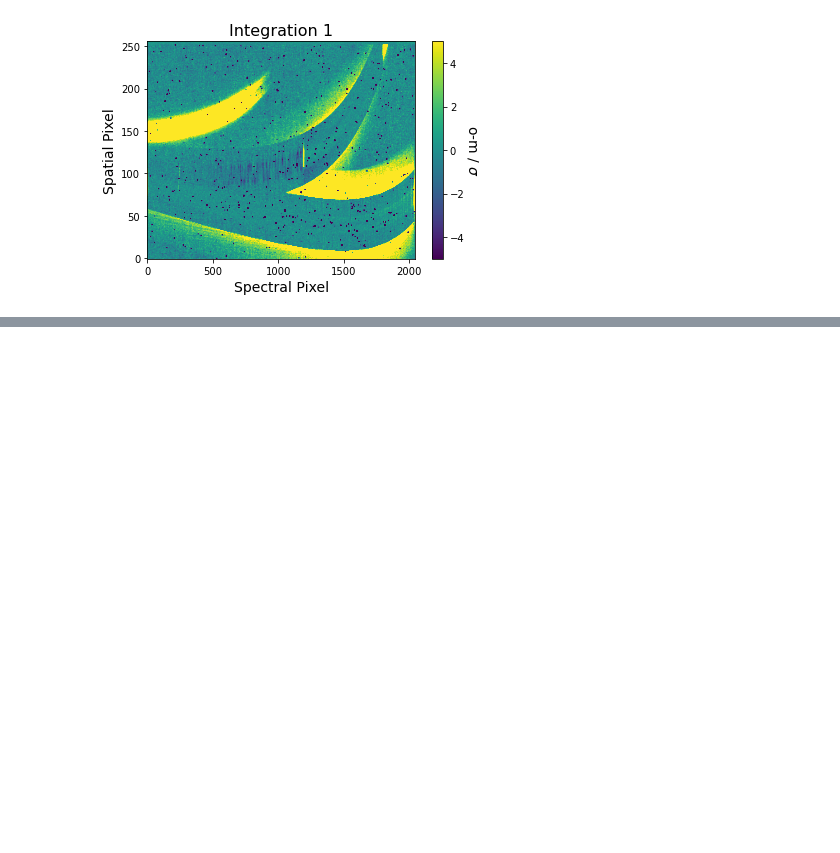
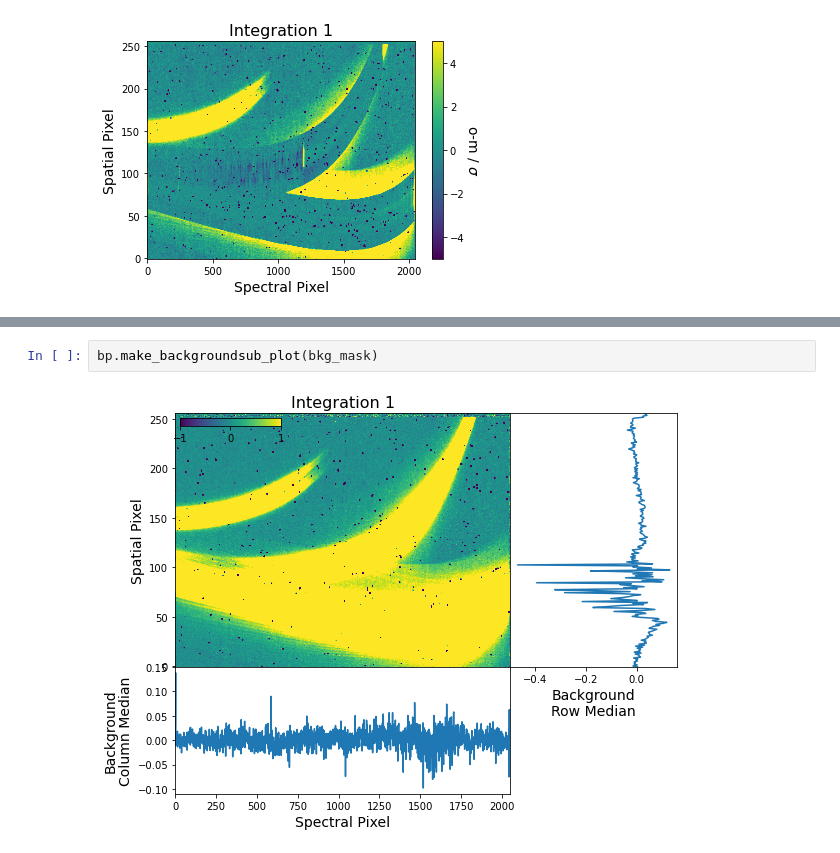
Before and after one commit to njcuk9999/jwst-mtl, a Jupyter notebook: SOSS/checkpoint_plots/checkpoint_plots_example.ipynb, the cells around one changed output, grey strips where cells are left out. Drawn from its saved outputs; the diff is of its cells as text; blank space fills up the shorter version.

```diff
--- a/SOSS/checkpoint_plots/checkpoint_plots_example.ipynb
+++ b/SOSS/checkpoint_plots/checkpoint_plots_example.ipynb
@@ -35,0 +54,4 @@ dp.make_decontamination_plot()
+# %%
+bp.make_backgroundsub_plot(bkg_mask)
+# %% [output]
+[figure, added]
```
Also changed, not shown: parts of 5 cells of this notebook, 1 other file.
